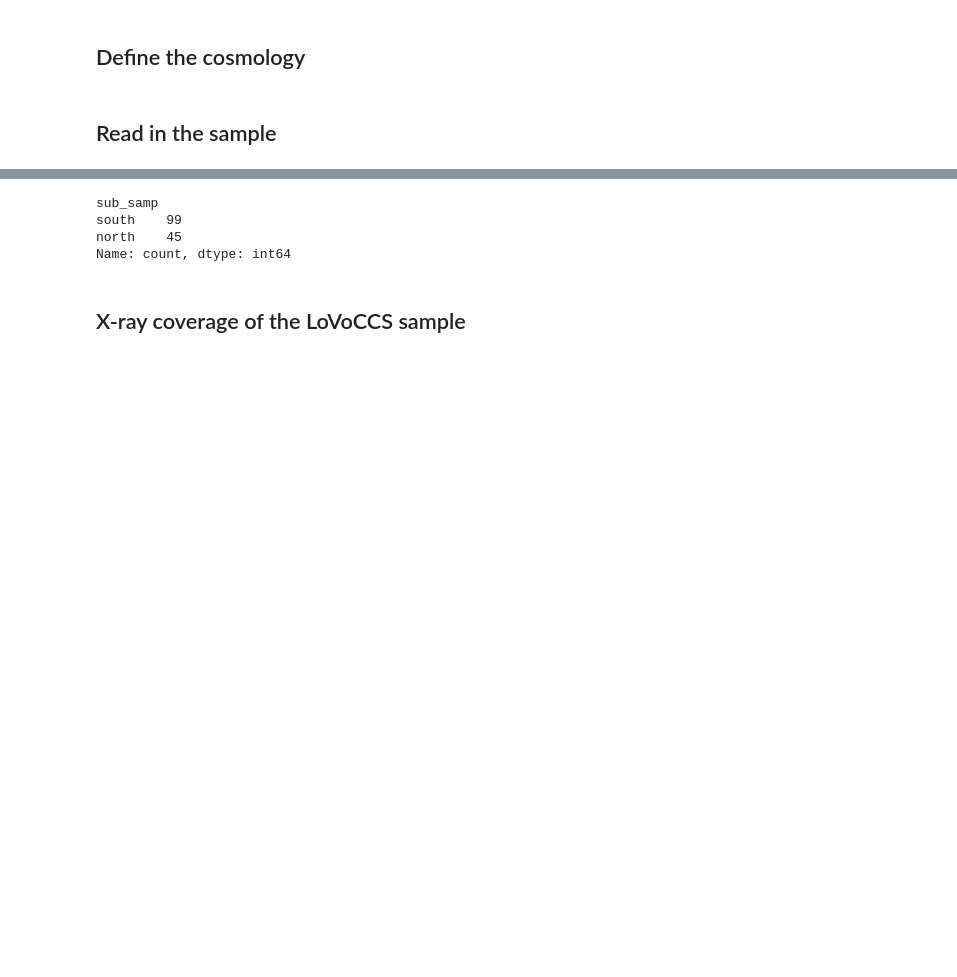
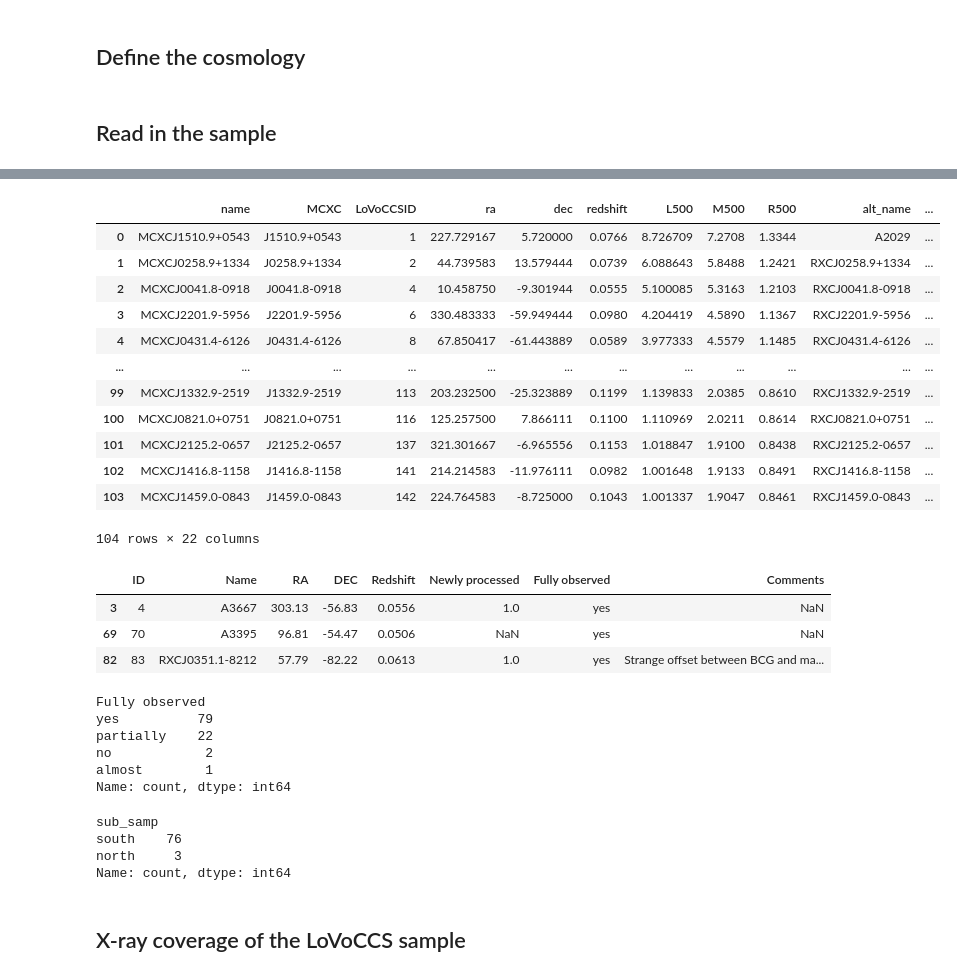
Before and after one commit to LoVoCCS/X-LoVoCCS-Data, a Jupyter notebook: proposals/XMM2023/exploring_targets.ipynb, the cells around one changed output, grey strips where cells are left out. Drawn from its saved outputs; the diff is of its cells as text; code cells hidden in the pictures; blank space fills up the shorter version.

```diff
--- a/proposals/XMM2023/exploring_targets.ipynb
+++ b/proposals/XMM2023/exploring_targets.ipynb
@@ -20,3 +20,26 @@ from xga.products import ExpMap
+# %%
+from astropy.units import Quantity
+import astropy.units as u
+from astropy.cosmology import FlatLambdaCDM
+from astropy.coordinates import SkyCoord
+from astropy.table import Table
+from astropy.io import fits
+import pandas as pd
+pd.set_option('display.max_columns', 500)
+import numpy as np
+import os
+from tqdm import tqdm
+from matplotlib import pyplot as plt
+import warnings
+
+from xga.products import Image
+from xga.imagetools.misc import physical_rad_to_pix
+from xga.sourcetools.misc import rad_to_ang
+from xga.imagetools.profile import annular_mask
+from xga.products import ExpMap
+
+%matplotlib inline
+warnings.filterwarnings('ignore')
 # %% [markdown]
 ## Define the cosmology
 # %%
@@ -44,7 +52,0 @@ samp
-# %%
-samp['sub_samp'].value_counts()
-# %% [output]
-sub_samp
-south    99
-north    45
-Name: count, dtype: int64
@@ -51,3 +60,49 @@ Name: count, dtype: int64
+# %%
+on_other = pd.merge(samp, check, left_on="other_names", right_on="Name", how="right")
+on_alt = pd.merge(samp, check, left_on="alt_name", right_on="Name", how="right")
+rel_samp = pd.concat([on_other[~on_other['LoVoCCSID'].isna()],
+                      on_alt[~on_alt['LoVoCCSID'].isna()]]).drop_duplicates('LoVoCCSID')
+rel_samp['LoVoCCSID'] = rel_samp['LoVoCCSID'].astype(int)
+rel_samp = rel_samp.reset_index(drop=True)
+rel_samp
+# %% [output]
+|  | name | MCXC | LoVoCCSID | ra | dec | redshift | L500 | M500 | R500 | alt_name | ... |
+| 0 | MCXCJ1510.9+0543 | J1510.9+0543 | 1 | 227.729167 | 5.720000 | 0.0766 | 8.726709 | 7.2708 | 1.3344 | A2029 | ... |
+| 1 | MCXCJ0258.9+1334 | J0258.9+1334 | 2 | 44.739583 | 13.579444 | 0.0739 | 6.088643 | 5.8488 | 1.2421 | RXCJ0258.9+1334 | ... |
+| 2 | MCXCJ0041.8-0918 | J0041.8-0918 | 4 | 10.458750 | -9.301944 | 0.0555 | 5.100085 | 5.3163 | 1.2103 | RXCJ0041.8-0918 | ... |
+| 3 | MCXCJ2201.9-5956 | J2201.9-5956 | 6 | 330.483333 | -59.949444 | 0.0980 | 4.204419 | 4.5890 | 1.1367 | RXCJ2201.9-5956 | ... |
+| 4 | MCXCJ0431.4-6126 | J0431.4-6126 | 8 | 67.850417 | -61.443889 | 0.0589 | 3.977333 | 4.5579 | 1.1485 | RXCJ0431.4-6126 | ... |
+| ... | ... | ... | ... | ... | ... | ... | ... | ... | ... | ... | ... |
+| 99 | MCXCJ1332.9-2519 | J1332.9-2519 | 113 | 203.232500 | -25.323889 | 0.1199 | 1.139833 | 2.0385 | 0.8610 | RXCJ1332.9-2519 | ... |
+| 100 | MCXCJ0821.0+0751 | J0821.0+0751 | 116 | 125.257500 | 7.866111 | 0.1100 | 1.110969 | 2.0211 | 0.8614 | RXCJ0821.0+0751 | ... |
+| 101 | MCXCJ2125.2-0657 | J2125.2-0657 | 137 | 321.301667 | -6.965556 | 0.1153 | 1.018847 | 1.9100 | 0.8438 | RXCJ2125.2-0657 | ... |
+| 102 | MCXCJ1416.8-1158 | J1416.8-1158 | 141 | 214.214583 | -11.976111 | 0.0982 | 1.001648 | 1.9133 | 0.8491 | RXCJ1416.8-1158 | ... |
+| 103 | MCXCJ1459.0-0843 | J1459.0-0843 | 142 | 224.764583 | -8.725000 | 0.1043 | 1.001337 | 1.9047 | 0.8461 | RXCJ1459.0-0843 | ... |
+104 rows × 22 columns
+# %%
+check[~check['Name'].isin(rel_samp.Name)]
+# %% [output]
+|  | ID | Name | RA | DEC | Redshift | Newly processed | Fully observed | Comments |
+| 3 | 4 | A3667 | 303.13 | -56.83 | 0.0556 | 1.0 | yes | NaN |
+| 69 | 70 | A3395 | 96.81 | -54.47 | 0.0506 | NaN | yes | NaN |
+| 82 | 83 | RXCJ0351.1-8212 | 57.79 | -82.22 | 0.0613 | 1.0 | yes | Strange offset between BCG and ma... |
+# %%
+obs_samp = rel_samp[rel_samp['Fully observed'] == 'yes']
+rel_samp['Fully observed'].value_counts()
+# %% [output]
+Fully observed
+yes          79
+partially    22
+no            2
+almost        1
+Name: count, dtype: int64
+# %%
+obs_samp['sub_samp'].value_counts()
+# %% [output]
+sub_samp
+south    76
+north     3
+Name: count, dtype: int64
 # %% [markdown]
 ## X-ray coverage of the LoVoCCS sample
 # %%
```
Also changed, not shown: parts of 16 cells of this notebook, 1 other file.
